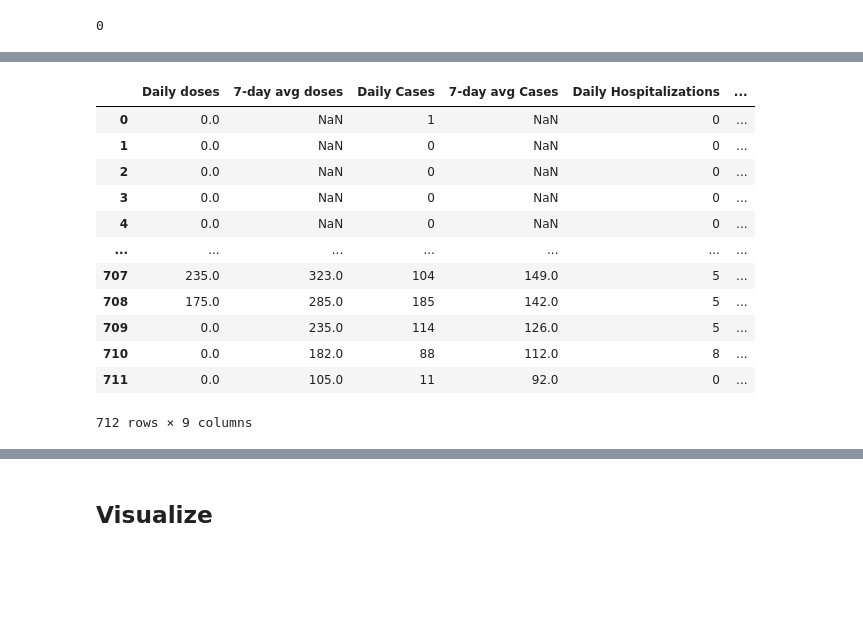
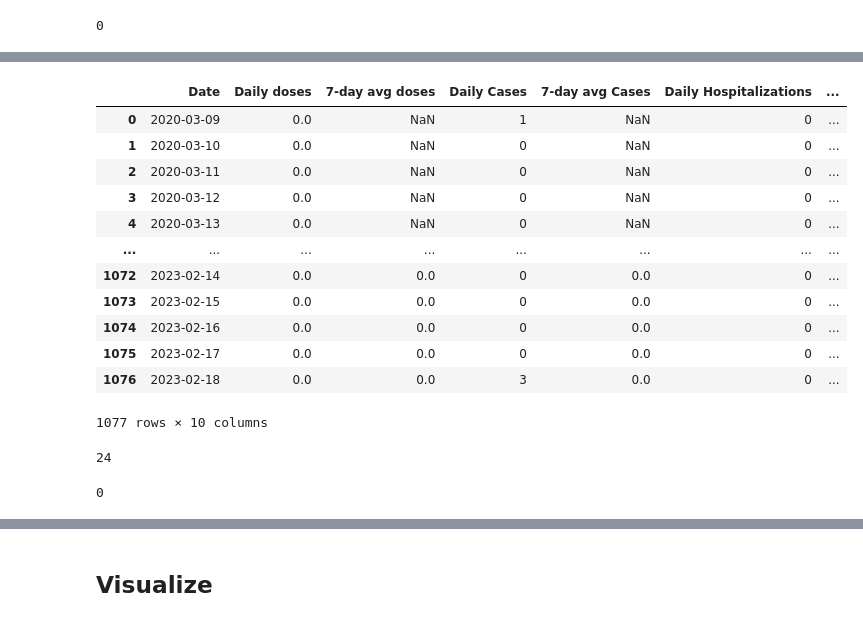
Before and after one commit to codyish/larimer_covid, a Jupyter notebook: larimercvaccine.ipynb, the cells around one changed output, grey strips where cells are left out. Cells and saved outputs as stored; diff of their text form; code cells hidden in the pictures; blank space fills up the shorter version.

Commit message:
daily update 2/20 and patient count correction

```diff
--- a/larimercvaccine.ipynb
+++ b/larimercvaccine.ipynb
@@ -667,39 +667,47 @@ combo_df[['Date', 'Daily doses', 'Daily Cases',
 # %%
 combo_df[['7-day avg doses',
           '7-day avg Cases',
-          '7-day avg Hospitalizations',
-          'Total Patient Count']] = combo_df[['Daily doses',
+          '7-day avg Hospitalizations']] = combo_df[['Daily doses',
                                               'Daily Cases',
-                                              'Daily Hospitalizations',
-                                              'Total Patient Count']].rolling(7).mean().round(0)
+                                              'Daily Hospitalizations']].rolling(7).mean().round(0)
 
 combo_df[['7-Day avg Deaths']] = combo_df[['Daily Death Count']
                                           ].rolling(7).mean().round(3)
 
 
-combo_df[['Daily doses',
+combo_df[['Date',
+          'Daily doses',
           '7-day avg doses',
           'Daily Cases',
           '7-day avg Cases',
           'Daily Hospitalizations',
           '7-day avg Hospitalizations',
           'Daily Death Count',
           '7-Day avg Deaths',
           'Total Patient Count']]
 # %% [output]
-|  | Daily doses | 7-day avg doses | Daily Cases | 7-day avg Cases | Daily Hospitalizations | ... |
-| 0 | 0.0 | NaN | 1 | NaN | 0 | ... |
-| 1 | 0.0 | NaN | 0 | NaN | 0 | ... |
-| 2 | 0.0 | NaN | 0 | NaN | 0 | ... |
-| 3 | 0.0 | NaN | 0 | NaN | 0 | ... |
-| 4 | 0.0 | NaN | 0 | NaN | 0 | ... |
-| ... | ... | ... | ... | ... | ... | ... |
-| 707 | 235.0 | 323.0 | 104 | 149.0 | 5 | ... |
-| 708 | 175.0 | 285.0 | 185 | 142.0 | 5 | ... |
-| 709 | 0.0 | 235.0 | 114 | 126.0 | 5 | ... |
-| 710 | 0.0 | 182.0 | 88 | 112.0 | 8 | ... |
-| 711 | 0.0 | 105.0 | 11 | 92.0 | 0 | ... |
+|  | Date | Daily doses | 7-day avg doses | Daily Cases | 7-day avg Cases | Daily Hospitalizations | ... |
+| 0 | 2020-03-09 | 0.0 | NaN | 1 | NaN | 0 | ... |
+| 1 | 2020-03-10 | 0.0 | NaN | 0 | NaN | 0 | ... |
+| 2 | 2020-03-11 | 0.0 | NaN | 0 | NaN | 0 | ... |
+| 3 | 2020-03-12 | 0.0 | NaN | 0 | NaN | 0 | ... |
+| 4 | 2020-03-13 | 0.0 | NaN | 0 | NaN | 0 | ... |
+| ... | ... | ... | ... | ... | ... | ... | ... |
+| 1072 | 2023-02-14 | 0.0 | 0.0 | 0 | 0.0 | 0 | ... |
+| 1073 | 2023-02-15 | 0.0 | 0.0 | 0 | 0.0 | 0 | ... |
+| 1074 | 2023-02-16 | 0.0 | 0.0 | 0 | 0.0 | 0 | ... |
+| 1075 | 2023-02-17 | 0.0 | 0.0 | 0 | 0.0 | 0 | ... |
+| 1076 | 2023-02-18 | 0.0 | 0.0 | 3 | 0.0 | 0 | ... |
-712 rows × 9 columns
+1077 rows × 10 columns
+# %%
+print(combo_df.isna().sum().sum())
+# %% [output]
+24
+# %%
+combo_df = combo_df.fillna(0)
+print(combo_df.isna().sum().sum())
+# %% [output]
+0
 # %%
 # Make backup of final combo df
 combo_df.to_csv('combo_df_backup.csv')
```
Also changed, not shown: parts of 13 cells of this notebook, 9 other files.
